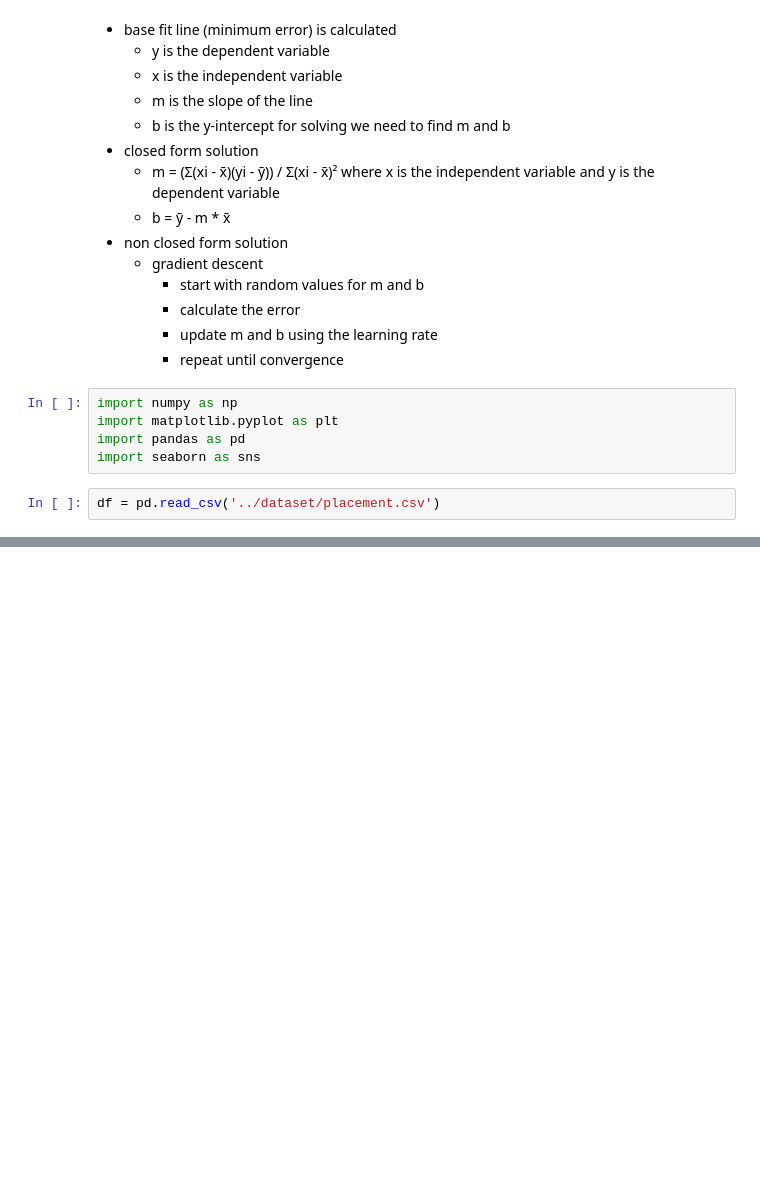
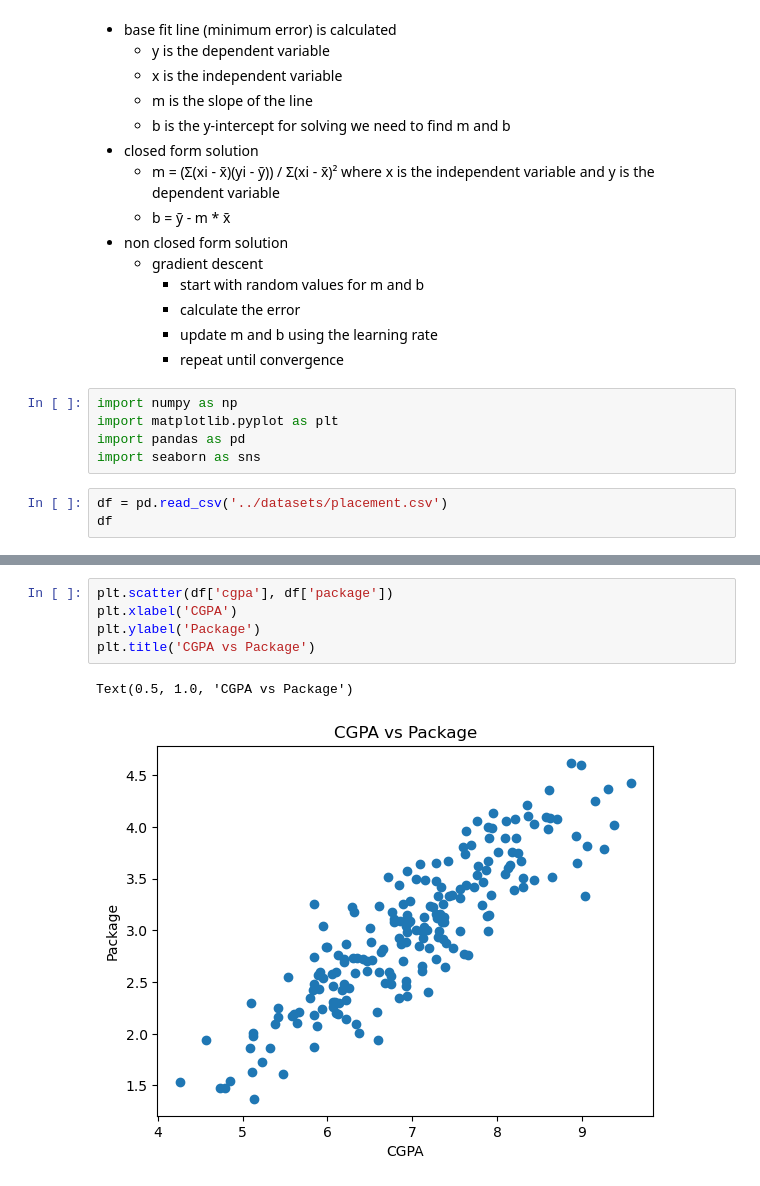
Before and after one commit to jR4dh3y/summerSkol-AI, a Jupyter notebook: code/11-7.ipynb, the cells around one changed output, grey strips where cells are left out. Saved outputs shown, nothing was run; the diff lists cells and outputs as text; blank space fills up the shorter version.

```diff
--- a/code/11-7.ipynb
+++ b/code/11-7.ipynb
@@ -28,4 +28,5 @@ import matplotlib.pyplot as plt
 import pandas as pd
 import seaborn as sns
 # %%
-df = pd.read_csv('../dataset/placement.csv')
+df = pd.read_csv('../datasets/placement.csv')
+df
@@ -31,0 +85,8 @@ df = pd.read_csv('../dataset/placement.csv')
+# %%
+plt.scatter(df['cgpa'], df['package'])
+plt.xlabel('CGPA')
+plt.ylabel('Package')
+plt.title('CGPA vs Package')
+# %% [output]
+Text(0.5, 1.0, 'CGPA vs Package')
+[figure, added]
```
Also changed, not shown: parts of 24 cells of this notebook, 11 other files.
